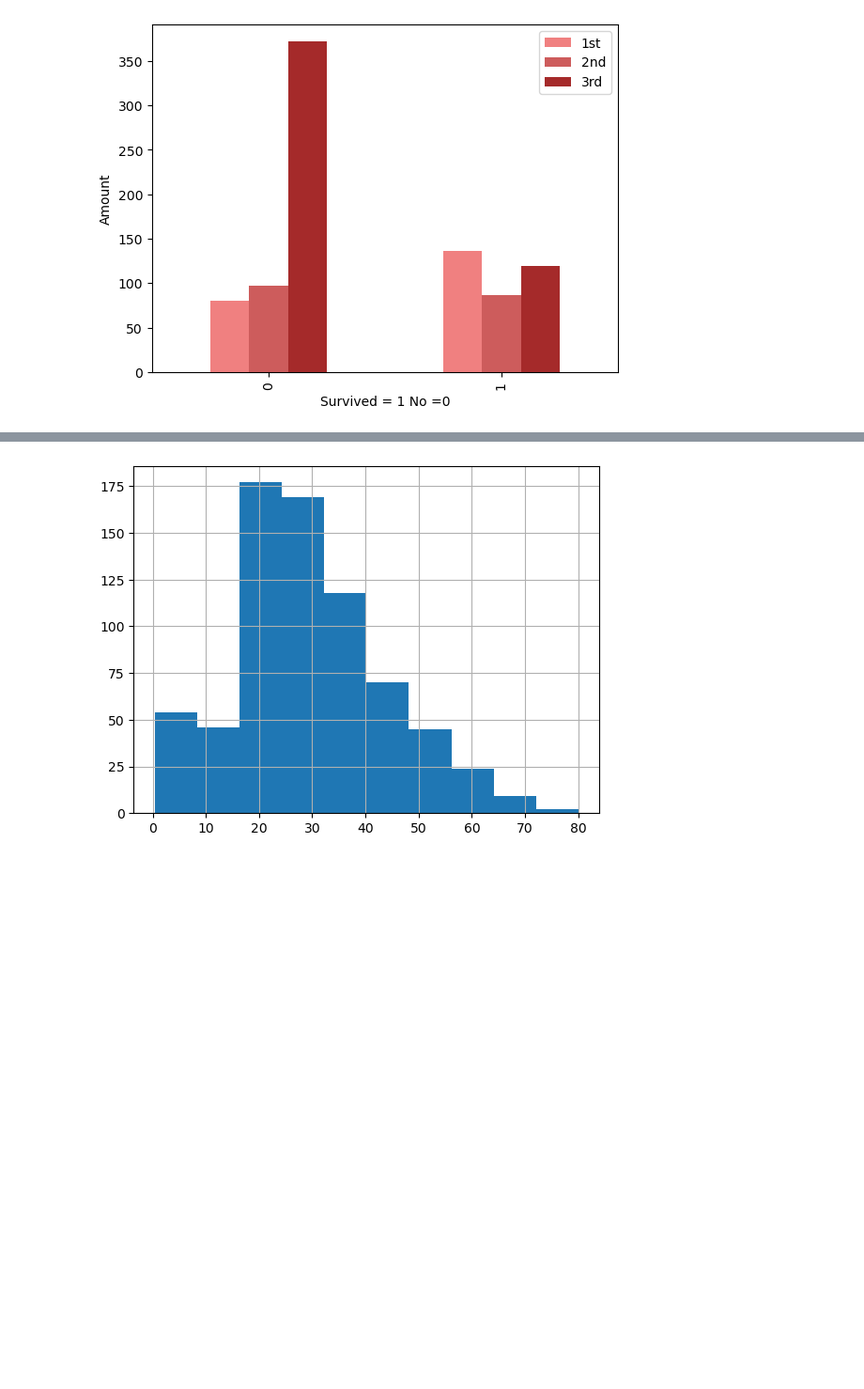
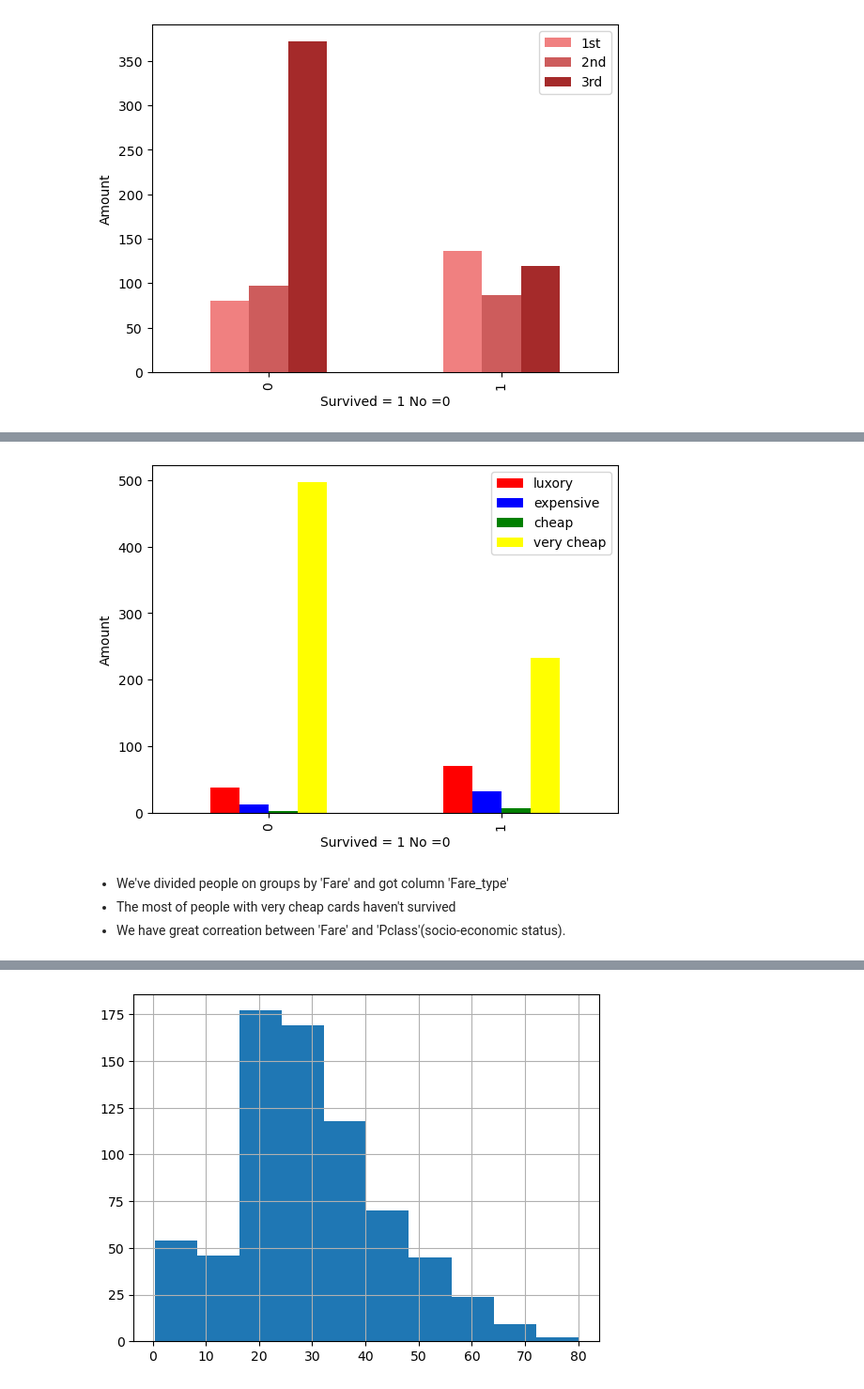
Before and after one commit to alexiandra97/Titanic-project-from-Kaggle, a Jupyter notebook: Titanic-Machine-Learning-from-Disaster.ipynb, the cells around one changed output, grey strips where cells are left out. Shown at 94% size. Cells and saved outputs as stored; diff of their text form; code cells hidden in the pictures; blank space fills up the shorter version.

```diff
--- a/Titanic-Machine-Learning-from-Disaster.ipynb
+++ b/Titanic-Machine-Learning-from-Disaster.ipynb
@@ -207,0 +303,11 @@ plt.legend(["1st","2nd","3rd"]);
+# %%
+pd.crosstab(data_csv['Survived'], data_csv['Fare_type']).plot(kind='bar', color=['red', 'blue', 'green', 'yellow']);
+plt.ylabel("Amount")
+plt.xlabel("Survived = 1 No =0")
+plt.legend(["luxory","expensive","cheap","very cheap"]);
+# %% [output]
+[figure, added]
+# %% [markdown]
+* We've divided people on groups by 'Fare' and got column 'Fare_type'
+* The most of people with very cheap cards haven't survived
+* We have great correation between 'Fare' and 'Pclass'(socio-economic status).
```
Also changed, not shown: parts of 53 cells of this notebook.
